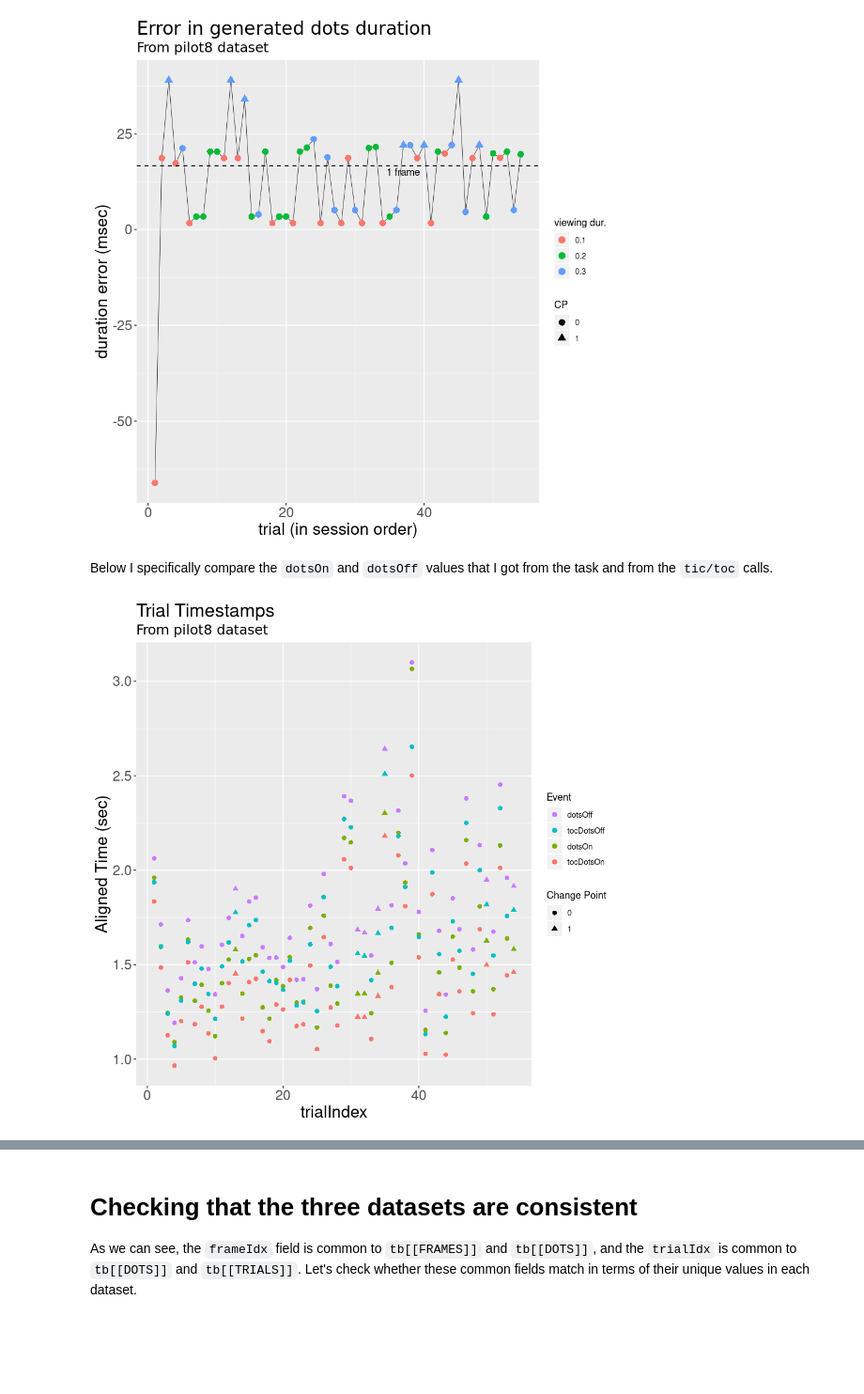
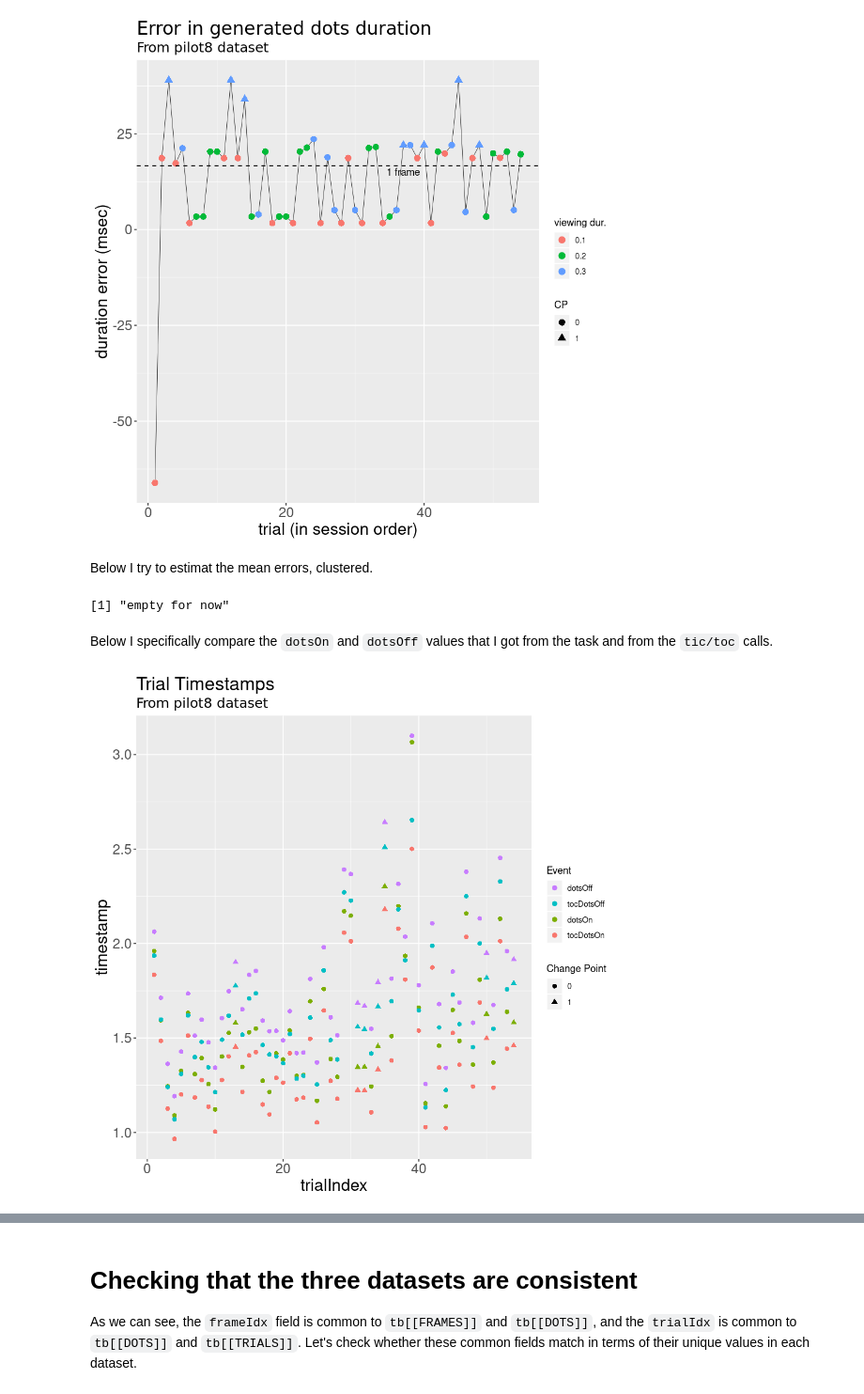
Before and after one commit to TheGoldLab/Analysis_SingleCP_DotsReversal, a Jupyter notebook: Python_scripts/pilot8.ipynb, the cells around one changed output, grey strips where cells are left out. Shown at 94% size. Cells and saved outputs as stored; diff of their text form; code cells hidden in the pictures; blank space fills up the shorter version.

```diff
--- a/Python_scripts/pilot8.ipynb
+++ b/Python_scripts/pilot8.ipynb
@@ -295,34 +289,50 @@ g + labs(title="Error in generated dots duration",
             axis.text.y=element_text(size=AXES_FONT))  # Y axis text
 # %% [output]
 [figure]
+# %% [markdown]
+Below I try to estimat the mean errors, clustered.
+# %%
+print("empty for now")
+# intervals <- bin(durTable[,.(dotsDurationError)], nbins = 3, method = "cluster")
+# names(intervals) <- "interval"
+
+# # add the bins as a factor to the data.table
+# durTable[, ("interval") := intervals]
+
+# # compute mean durations
+# unordered <- durTable[, .(num_trials=.N, meanDurationError = mean(dotsDurationError)), by = intervals]
+
+# # display results, with num_frame column
+# unordered[order(meanDurationError),.(num_trials, meanDurationError, num_frames = (meanDurationError * FRAME_RATE_ESTIMATE / 1000))]
+# %% [output]
+[1] "empty for now"
 # %% [markdown]
 Below I specifically compare the `dotsOn` and `dotsOff` values that I got from the task and from the `tic/toc` calls.
 # %%
 longDotsOffTimestamps <- melt(wideTimestamps,
                        id.vars=c("trialIndex","presenceCP"),
                        measure.vars=c("tocDotsOn","dotsOn","tocDotsOff","dotsOff"),
                        value.name="timestamp", variable.name="Event")
 
 # control output figure size
 options(repr.plot.width=8, repr.plot.height=8)
 
 # plot
 ggplot(longDotsOffTimestamps, aes(x=trialIndex, y=timestamp)) +
    geom_point(aes(col=Event, shape=factor(presenceCP)), size=2) +
 #    geom_line(aes(col=Event),size=.2) +
 #    geom_hline(yintercept = frameDurations, linetype="dashed") +
     guides(colour = guide_legend(reverse=T)) +
     labs(title="Trial Timestamps",
          subtitle=paste("From pilot",PILOT_NUMBER," dataset",sep=""),
-         y="Aligned Time (sec)",
         shape="Change Point") + theme(plot.title=element_text(size=20,
                                     lineheight=1.2),  # title
             plot.subtitle=element_text(size=15,
                                        family="American Typewriter"),  # subtitle
             plot.caption=element_text(size=15),  # caption
             axis.title.x=element_text(size=AXES_LABEL_FONT),  # X axis title
             axis.title.y=element_text(size=AXES_LABEL_FONT),  # Y axis title
             axis.text.x=element_text(size=AXES_FONT),  # X axis text
             axis.text.y=element_text(size=AXES_FONT))  # Y axis text
 # %% [output]
-[figure, old version]
+[figure, new version]
```
Also changed, not shown: parts of 7 cells of this notebook.
